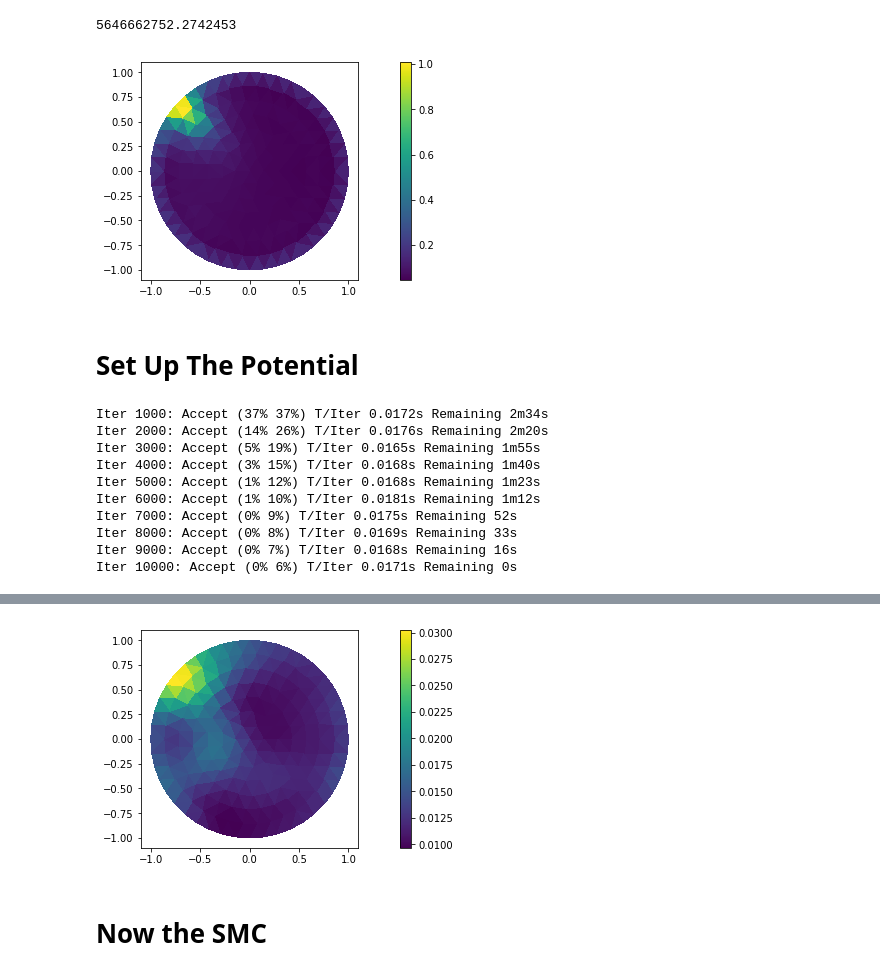
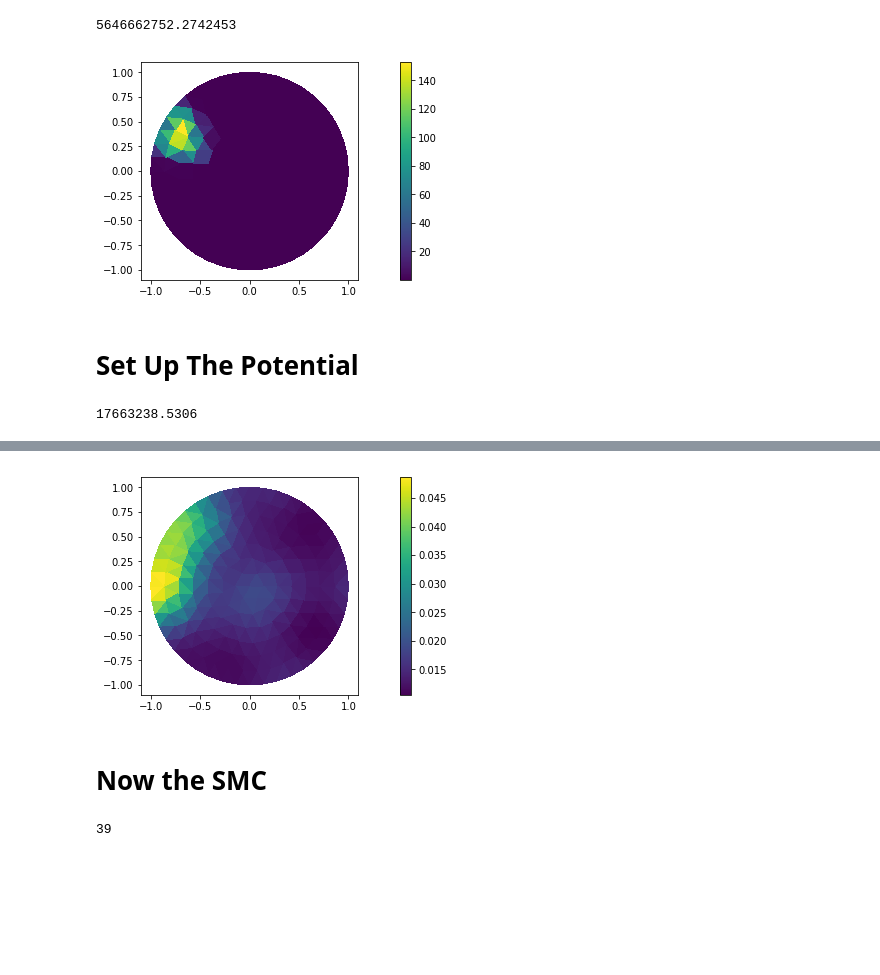
Before and after one commit to jcockayne/hydrocyclone_code, a Jupyter notebook: notebooks/Hydrocyclone_Static_EIT.ipynb, the cells around one changed output, grey strips where cells are left out. Drawn from its saved outputs; the diff is of its cells as text; code cells hidden in the pictures; blank space fills up the shorter version.

Commit message:
C++ integration more or less complete, next up need to debug the SMC.

```diff
--- a/notebooks/Hydrocyclone_Static_EIT.ipynb
+++ b/notebooks/Hydrocyclone_Static_EIT.ipynb
@@ -25,9 +23,10 @@ kernel_variance_mult = 1e-2
 kernel_ls = 0.3
 conductivity_variance_mult = 1. # 1e-3 is good
 conductivity_ls = 0.3
-run_time = 11
+run_time = 12
 
 likelihood_variance = 1e-6 # variance for the observation model - based on the value from RA paper
+use_c = True
 # %%
 baseline = np.loadtxt('recovered_rhos.csv', delimiter=',')
 baseline_xy = baseline[:,:2]
@@ -134,9 +133,11 @@ def B(k):
 def B_bar(k):
     return sp.exp(a_bar)*(k.diff(s_xbar)*s_xbar + k.diff(s_ybar)*s_ybar)
 # %%
-op_system = bpdes.operator_compilation.sympy_gram.compile_sympy(
-    [A, B], [A_bar, B_bar],
-    kernel,
-    symbols,
-    parallel=True
-)
+# Compilation is slow so don't bother unless we absolutely need to
+if not use_c:
+    op_system = bpdes.operator_compilation.sympy_gram.compile_sympy(
+        [A, B], [A_bar, B_bar],
+        kernel,
+        symbols,
+        parallel=False
+    )
@@ -218,7 +217,7 @@ true_field, _ = p(proposal_design)
 true_field = true_field.ravel()
 plot_circle(proposal_design[:,0], proposal_design[:,1], np.exp(true_field))
 # %% [output]
-[figure, old version]
+[figure, new version]
 # %%
 # TO DO:
 # * Swap to simulating only a lower dimensional version of the field
@@ -232,8 +231,15 @@ fun_args = np.array([kernel_ls, kernel_variance_mult])
 data = data_dict[run_time] if not use_dummy_data else dummy_data
 # %%
 # construct the proposal
-proposal = mcmc.pcn.proposal(0.005, proposal_cov)
-pcn_kernel = hydrocyclone.pcn_kernel.PCNKernel(proposal, grid, op_system, likelihood_variance, pattern, data, fun_args, proposal_dot_mat)
+beta = 0.005
+sqrt_proposal_cov = np.real_if_close(linalg.sqrtm(proposal_cov))
+
+proposal = mcmc.pcn.proposal(beta, proposal_cov)
+
+if use_c:
+    pcn_kernel = hydrocyclone.pcn_kernel.PCNKernel_C(beta, sqrt_proposal_cov, grid, likelihood_variance, pattern, data, fun_args, proposal_dot_mat)
+else:
+    pcn_kernel = hydrocyclone.pcn_kernel.PCNKernel(proposal, grid, op_system, likelihood_variance, pattern, data, fun_args, proposal_dot_mat)
 # %%
 # choose an initial field
 import scipy.optimize
@@ -241,24 +247,16 @@ def phi_const(k):
     return pcn_kernel.phi(k*np.ones(proposal_cov.shape[0]))
 best_const = scipy.optimize.minimize_scalar(phi_const)
 kappa_0 = best_const.x*np.ones(proposal_cov.shape[0])
-# %%
-proposals, acceptances = pcn_kernel.apply_pcn(kappa_0, 10000)
-# %% [output]
-Iter 1000: Accept (37% 37%) T/Iter 0.0172s Remaining 2m34s
-Iter 2000: Accept (14% 26%) T/Iter 0.0176s Remaining 2m20s
-Iter 3000: Accept (5% 19%) T/Iter 0.0165s Remaining 1m55s
-Iter 4000: Accept (3% 15%) T/Iter 0.0168s Remaining 1m40s
-Iter 5000: Accept (1% 12%) T/Iter 0.0168s Remaining 1m23s
-Iter 6000: Accept (1% 10%) T/Iter 0.0181s Remaining 1m12s
-Iter 7000: Accept (0% 9%) T/Iter 0.0175s Remaining 52s
-Iter 8000: Accept (0% 8%) T/Iter 0.0169s Remaining 33s
-Iter 9000: Accept (0% 7%) T/Iter 0.0168s Remaining 16s
-Iter 10000: Accept (0% 6%) T/Iter 0.0171s Remaining 0s
+# %%
+print pcn_kernel.phi(kappa_0, False)
+# %% [output]
+17663238.5306
 # %%
+%%time
+proposals, acceptances = pcn_kernel.apply(kappa_0.reshape((1, 177), order='F'), 1000)
+
 thin = 1
 burn = int(proposals.shape[0]) / 2
-
-
 recovered_field = proposals[burn::thin, :len(grid.all)].mean(axis=0)
 plot_circle(proposal_design[:,0], proposal_design[:,1], np.exp(recovered_field))
 # %% [output]
@@ -265,4 +265,4 @@ plot_circle(proposal_design[:,0], proposal_design[:,1], np.exp(recovered_field))
-[figure, old version]
+[figure, new version]
 # %% [markdown]
 # Now the SMC
 # %%
@@ -316,0 +330,15 @@ def smc(initial_samples, kernels, resample_threshold):
+# %%
+# create all the kernels
+kernels = []
+for i in xrange(10, len(data_dict)):
+    data = data_dict[i]
+    proposal = mcmc.pcn.proposal(0.005, proposal_cov)
+
+    if use_c:
+        pcn_kernel = hydrocyclone.pcn_kernel.PCNKernel_C(beta, sqrt_proposal_cov, grid, likelihood_variance, pattern, data, fun_args, proposal_dot_mat)
+    else:
+        pcn_kernel = hydrocyclone.pcn_kernel.PCNKernel(proposal, grid, op_system, likelihood_variance, pattern, data, fun_args, proposal_dot_mat)
+    kernels.append(pcn_kernel)
+print len(kernels)
+# %% [output]
+39
```
Also changed, not shown: parts of 7 cells of this notebook, 6 other files.
